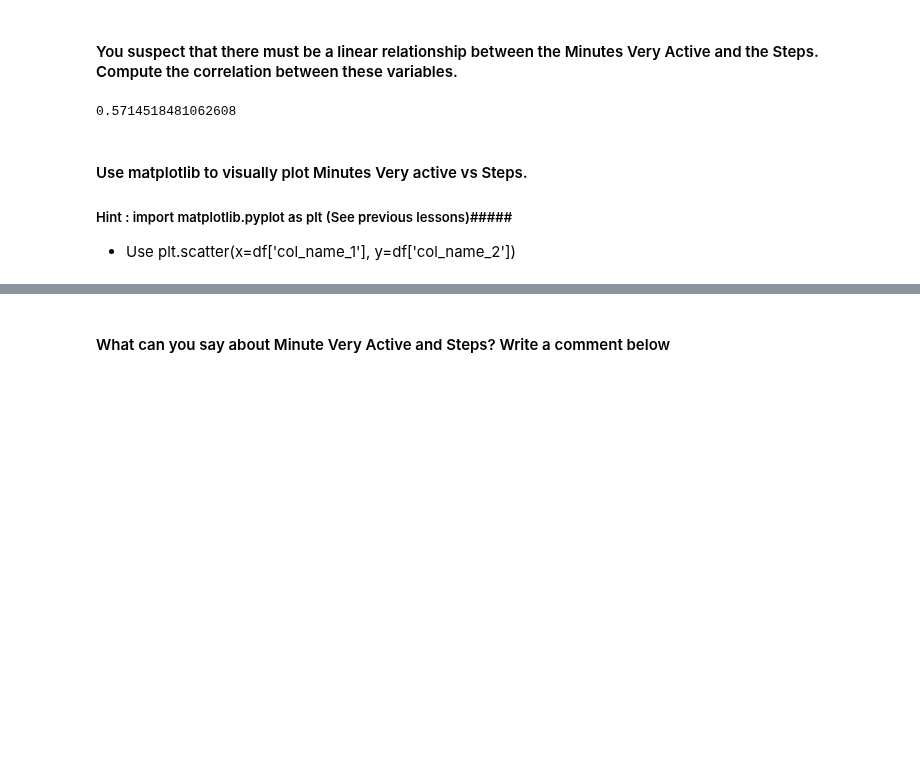
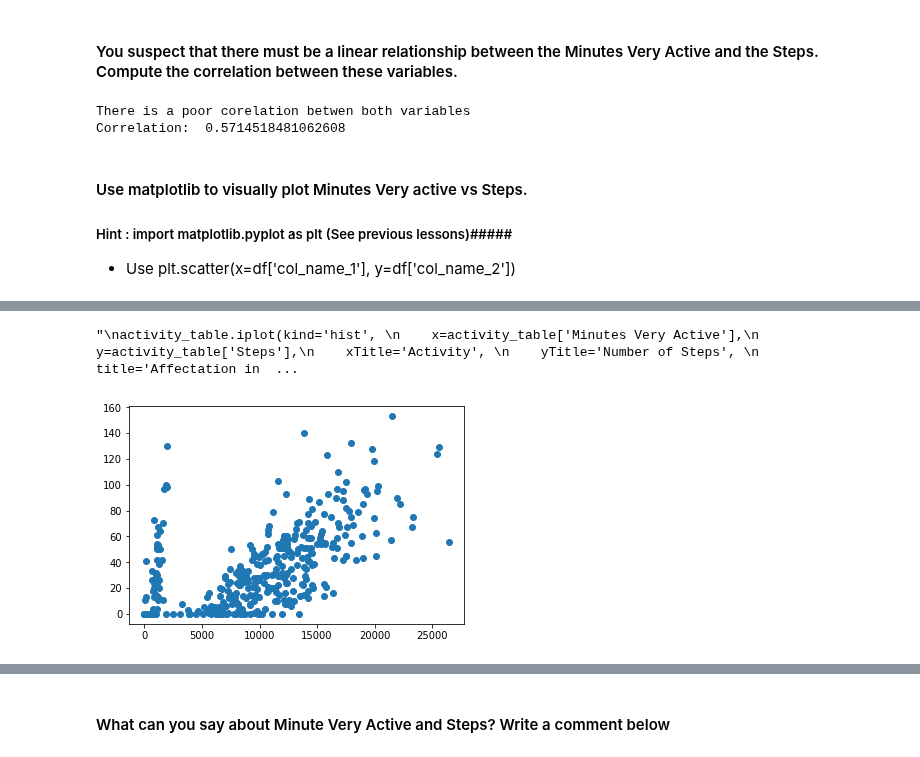
Before and after one commit to davidlafuentem/data-labs, a Jupyter notebook: module-2/lab-pivot-table-and-correlation/your_code/main.ipynb, the cells around one changed output, grey strips where cells are left out. Saved outputs shown, nothing was run; the diff lists cells and outputs as text; code cells hidden in the pictures; blank space fills up the shorter version.

```diff
--- a/module-2/lab-pivot-table-and-correlation/your_code/main.ipynb
+++ b/module-2/lab-pivot-table-and-correlation/your_code/main.ipynb
@@ -278,12 +261,15 @@ dtype: object
 #### You suspect that there must be a linear relationship between the Minutes Very Active and the Steps. Compute the correlation between these variables.
 # %%
 # your answer here
-if fitbit['Steps'].corr(fitbit['Minutes Very Active']) > 0.8:
+correlation = fitbit['Steps'].corr(fitbit['Minutes Very Active'])
+if correlation > 0.9:
     print("There is a high correlation between both variables")
 else:
     print("There is a poor corelation betwen both variables")
+print("Correlation: ",correlation)
 # %% [output]
-0.5714518481062608
+There is a poor corelation betwen both variables
+Correlation:  0.5714518481062608
 # %% [markdown]
 #### Use matplotlib to visually plot Minutes Very active vs Steps.
 
@@ -297,10 +283,17 @@ import pandas as pd
 
 cf.go_offline()
 activity_table = fitbit[['Steps','Minutes Very Active']]
+
+plt.scatter(x=fitbit['Steps'], y=fitbit['Minutes Very Active'])
+
+
+"""
 activity_table.iplot(kind='hist',
     x=activity_table['Minutes Very Active'],
     y=activity_table['Steps'],
     xTitle='Activity',
     yTitle='Number of Steps',
     title='Affectation in Steps by Activity')
+
+"""
 # %% [output]
@@ -308 +300,3 @@ activity_table.iplot(kind='hist',
+"\nactivity_table.iplot(kind='hist', \n    x=activity_table['Minutes Very Active'],\n    y=activity_table['Steps'],\n    xTitle='Activity', \n    yTitle='Number of Steps', \n    title='Affectation in  ...
+[figure, added]
 # %%
```
Also changed, not shown: parts of 35 cells of this notebook.
